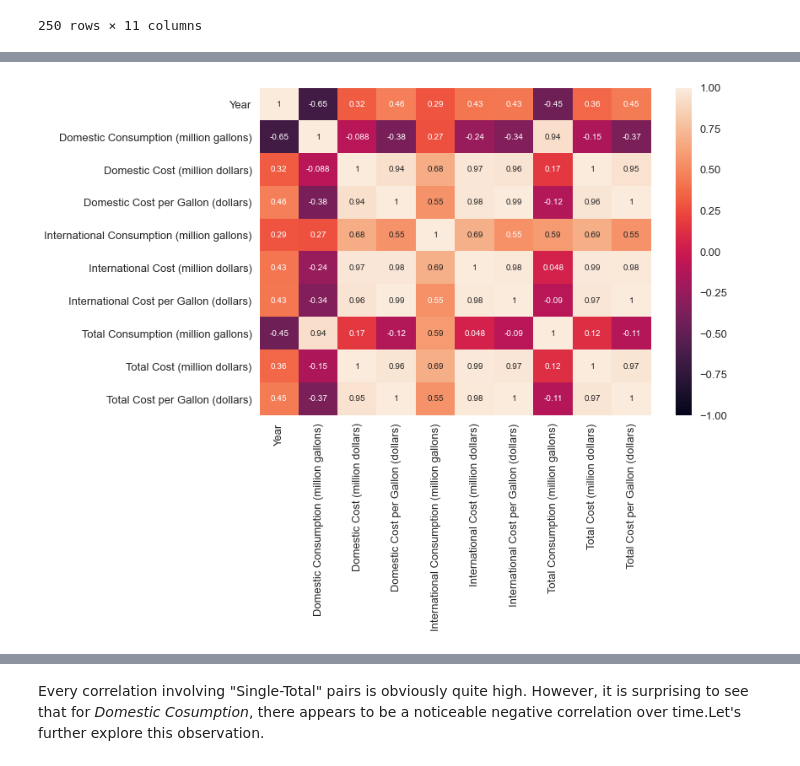
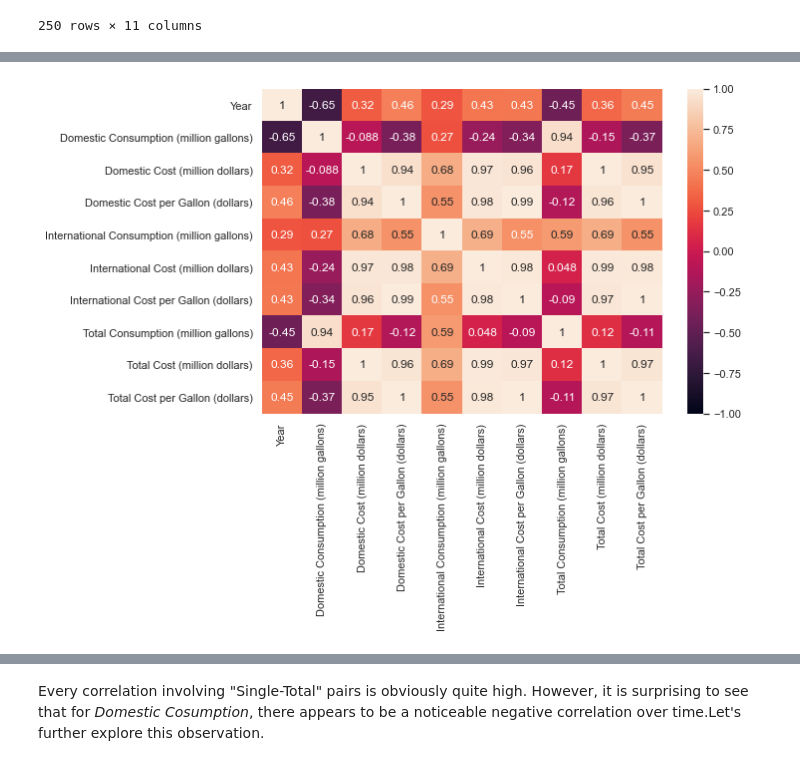
Before and after one commit to malonsol/TFM_KSchool, a Jupyter notebook: EDA/US_DoT.ipynb, the cells around one changed output, grey strips where cells are left out. Drawn from its saved outputs; the diff is of its cells as text; code cells hidden in the pictures.

```diff
--- a/EDA/US_DoT.ipynb
+++ b/EDA/US_DoT.ipynb
@@ -247,7 +284,8 @@ VIZ(figsize=(9, 6), y='Total Cost (million dollars)', data=df1)
 # %%
 # Heatmap showing global correlations
-sns.heatmap(df1.corr(), vmin=-1, vmax=1, annot=True, cbar=True, cmap=sns.cm.rocket);
+fig, ax = plt.subplots(figsize=(9, 6))
+ax = sns.heatmap(df1.corr(), vmin=-1, vmax=1, annot=True, cbar=True, cmap=sns.cm.rocket);
 # %% [output]
-[figure, old version]
+[figure, new version]
 # %%
 # Heatmap showing remarkable correlations
```
Also changed, not shown: parts of 47 cells of this notebook.
